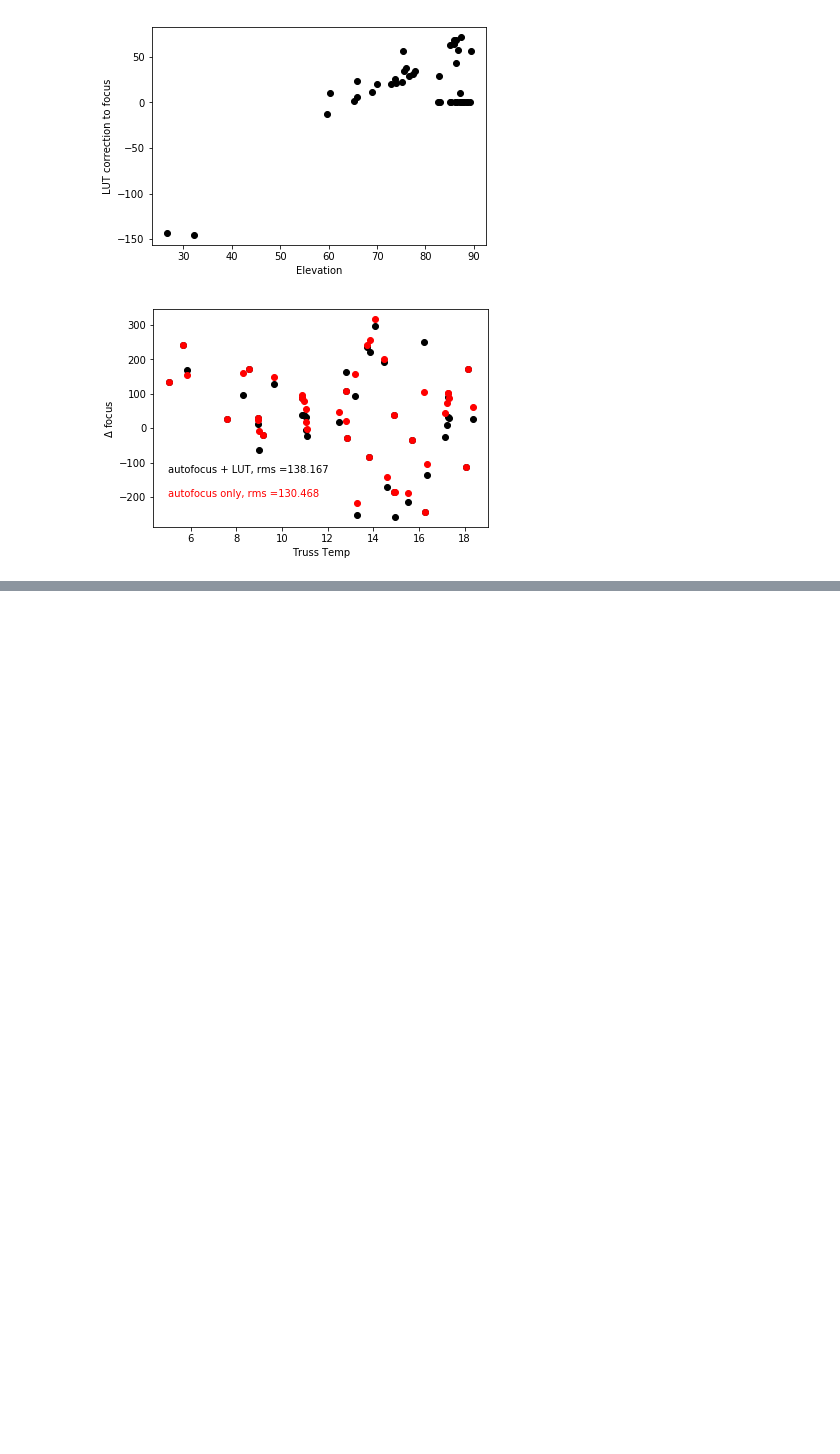
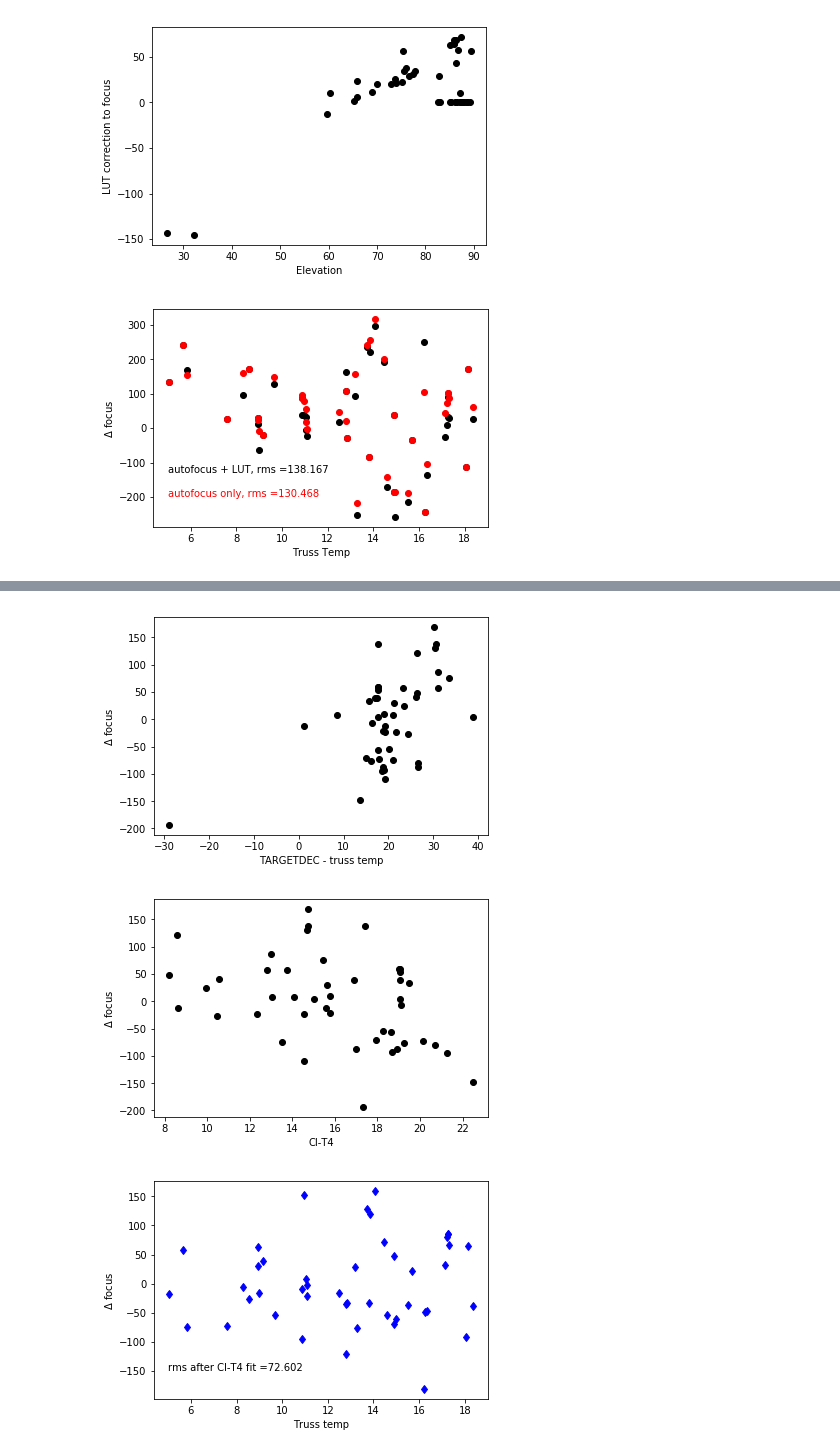
Before and after one commit to desihub/desici, a Jupyter notebook: doc/nb/focusanalysis2.ipynb, the cells around one changed output, grey strips where cells are left out. Saved outputs shown, nothing was run; the diff lists cells and outputs as text; code cells hidden in the pictures; blank space fills up the shorter version.

```diff
--- a/doc/nb/focusanalysis2.ipynb
+++ b/doc/nb/focusanalysis2.ipynb
@@ -59,0 +226,31 @@ plt.show()
+# %%
+'''
+dTARGETDEC is probably noise (difference between temp and DEC); plot it anyway
+CI-T4 is temp on focal plane, so this could be tracking temperature differences
+'''
+plt.plot(f['TARGTDEC']-mt,f['focus_C']-modzd,'ko')
+plt.xlabel('TARGETDEC - truss temp')
+plt.ylabel(r'$\Delta$ focus')
+plt.show()
+plt.plot(f['CI-T4'],f['focus_C']-modzd,'ko')
+plt.xlabel('CI-T4')
+plt.ylabel(r'$\Delta$ focus')
+
+plt.show()
+'''
+CI-T4 trend looks like it could be something, get correction
+'''
+df = f['focus_C']-modzd
+A = np.vstack([f['CI-T4'], np.ones(len(mt))]).T
+mt4, ct4 = np.linalg.lstsq(A, df)[0]
+modz4 = modzd+mt4*(f['CI-T4'])+ct4
+rms4 = np.std(f['focus_C']-modz4)
+plt.plot(mt,f['focus_C']-modz4,'bd')
+plt.xlabel('Truss temp')
+plt.ylabel(r'$\Delta$ focus')
+plt.text(5,-150,'rms after CI-T4 fit ='+str(np.round(rms4,3)))
+plt.show()
+# %% [output]
+[figure, added]
+[figure, added]
+[figure, added]
```
Also changed, not shown: parts of 12 cells of this notebook.
